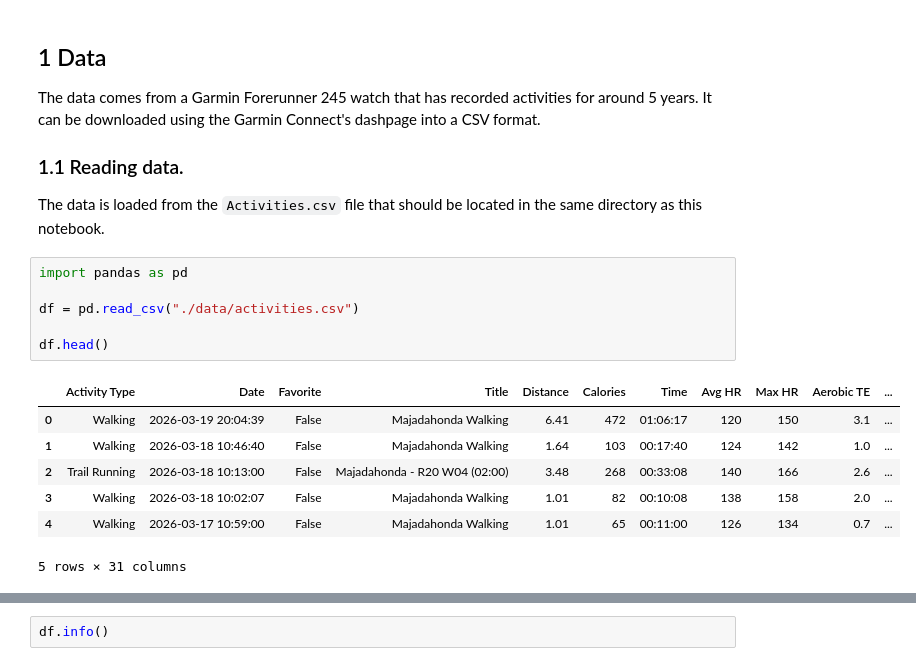
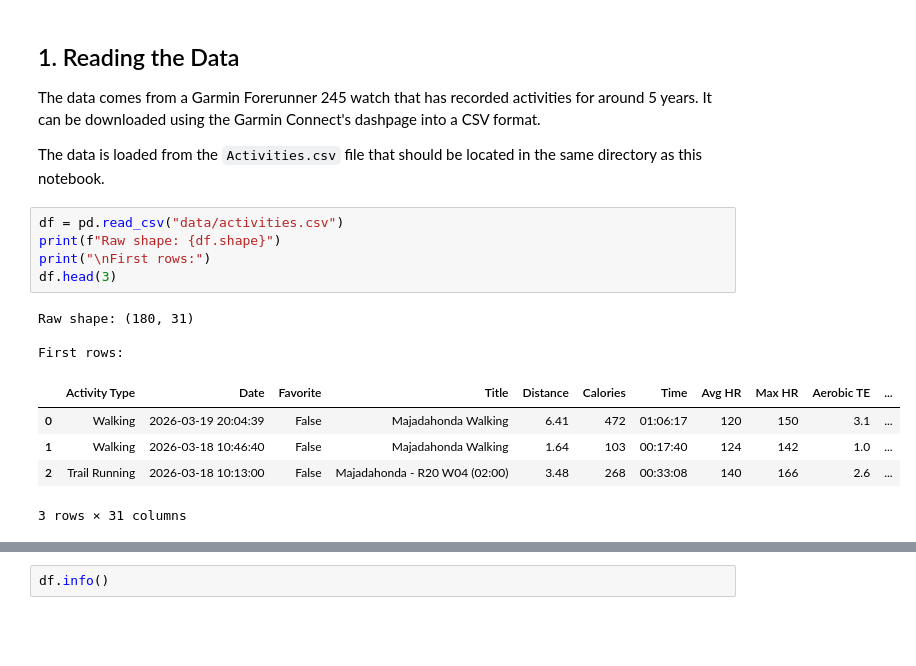
Before and after one commit to itzi97/DV_Python, a Jupyter notebook: data_viz_notebook.ipynb, the cells around one changed output, grey strips where cells are left out. Drawn from its saved outputs; the diff is of its cells as text; blank space fills up the shorter version.

```diff
--- a/data_viz_notebook.ipynb
+++ b/data_viz_notebook.ipynb
@@ -5,23 +46,21 @@ This notebook contains the process followed to visualize activity.
 # %% [markdown]
-## 1 Data
+## 1. Reading the Data
 
 The data comes from a Garmin Forerunner 245 watch that has recorded activities for around 5 years. It can be downloaded using the Garmin Connect's dashpage into a CSV format.
 
-### 1.1 Reading data.
-
 The data is loaded from the `Activities.csv` file that should be located in the same directory as this notebook.
 # %%
-import pandas as pd
-
-df = pd.read_csv("./data/activities.csv")
-
-df.head()
+df = pd.read_csv("data/activities.csv")
+print(f"Raw shape: {df.shape}")
+print("\nFirst rows:")
+df.head(3)
 # %% [output]
+Raw shape: (180, 31)
+
+First rows:
 |  | Activity Type | Date | Favorite | Title | Distance | Calories | Time | Avg HR | Max HR | Aerobic TE | ... |
 | 0 | Walking | 2026-03-19 20:04:39 | False | Majadahonda Walking | 6.41 | 472 | 01:06:17 | 120 | 150 | 3.1 | ... |
 | 1 | Walking | 2026-03-18 10:46:40 | False | Majadahonda Walking | 1.64 | 103 | 00:17:40 | 124 | 142 | 1.0 | ... |
 | 2 | Trail Running | 2026-03-18 10:13:00 | False | Majadahonda - R20 W04 (02:00) | 3.48 | 268 | 00:33:08 | 140 | 166 | 2.6 | ... |
-| 3 | Walking | 2026-03-18 10:02:07 | False | Majadahonda Walking | 1.01 | 82 | 00:10:08 | 138 | 158 | 2.0 | ... |
-| 4 | Walking | 2026-03-17 10:59:00 | False | Majadahonda Walking | 1.01 | 65 | 00:11:00 | 126 | 134 | 0.7 | ... |
-5 rows × 31 columns
+3 rows × 31 columns
 # %% [markdown]
```
Also changed, not shown: parts of 46 cells of this notebook.
